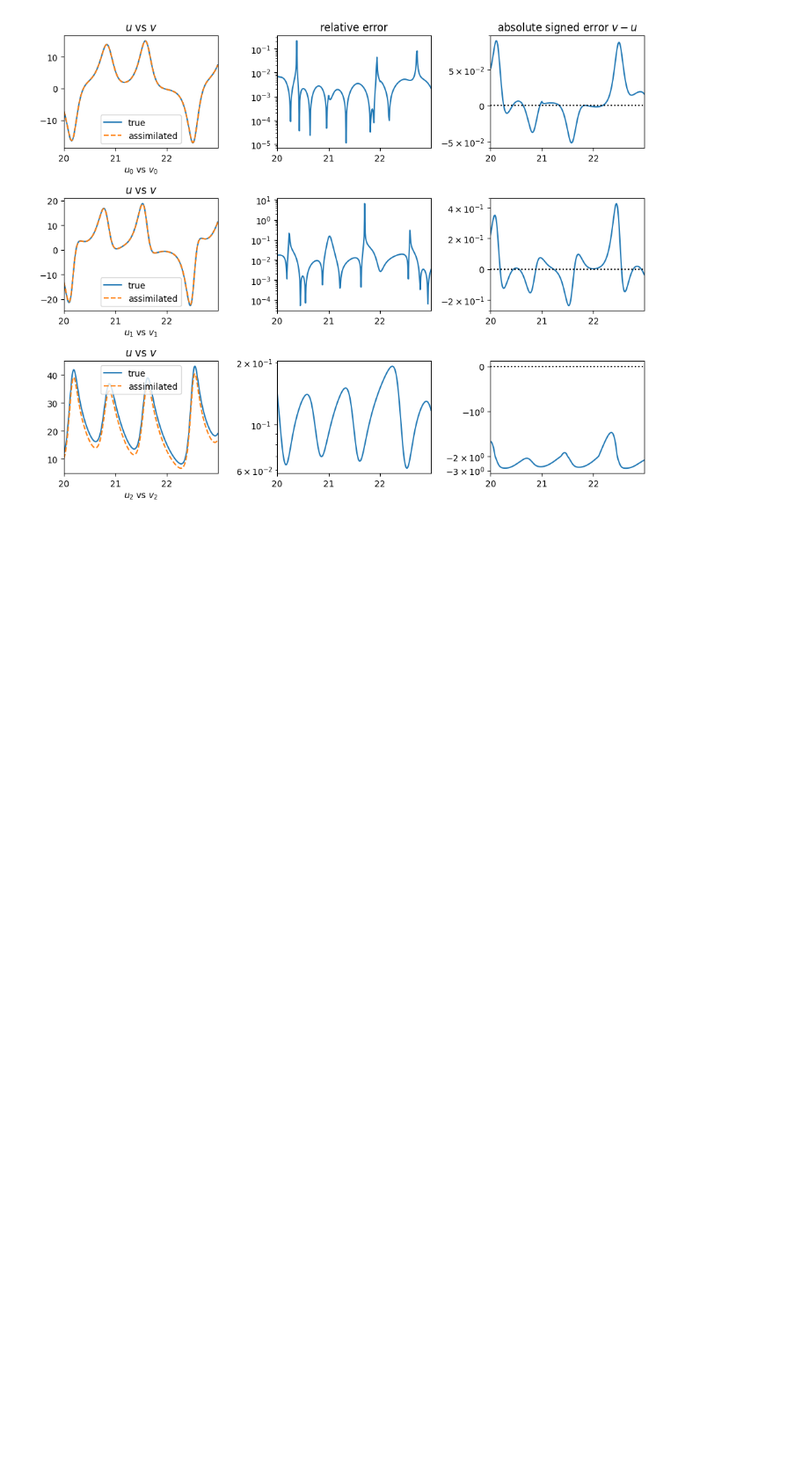
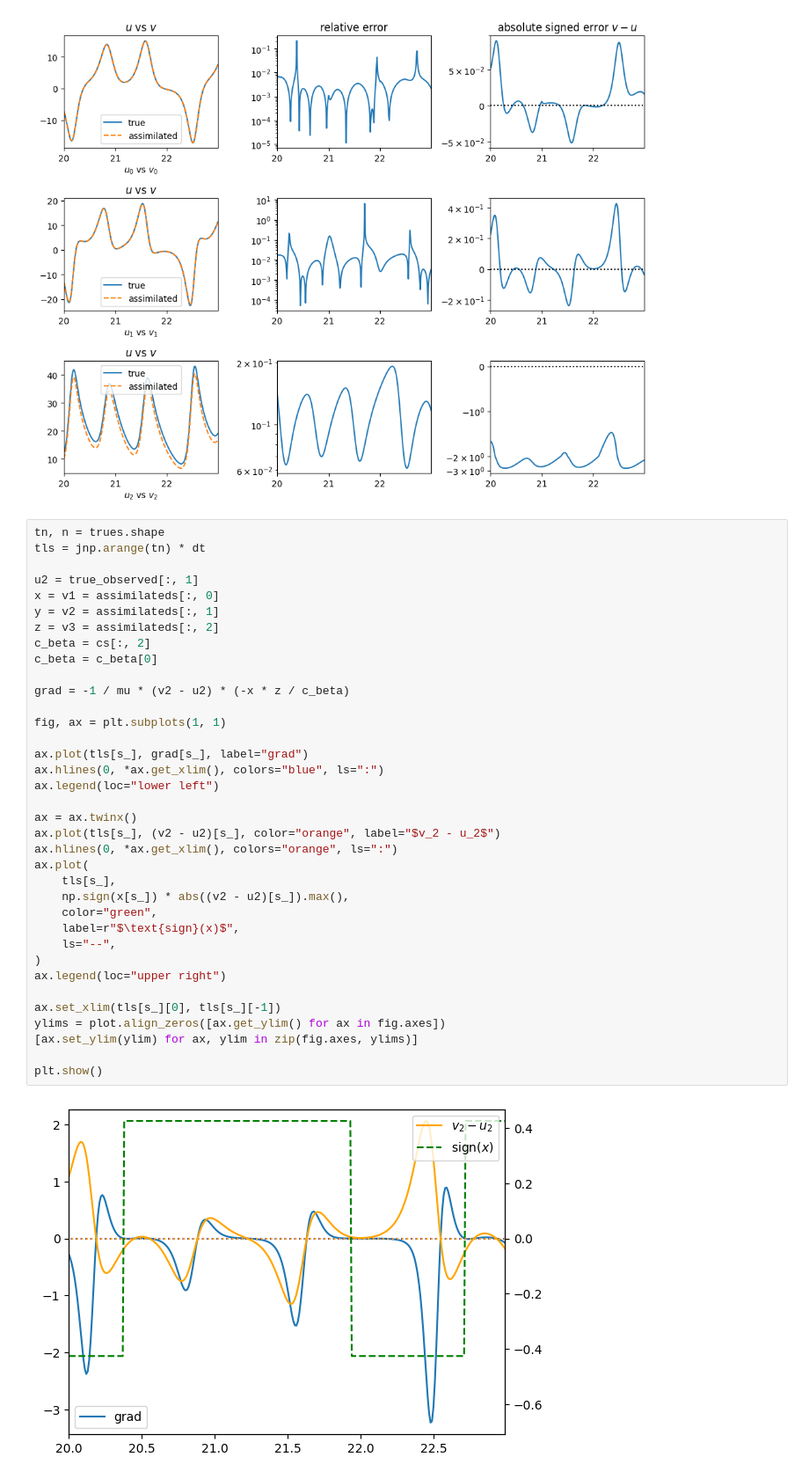
Before and after one commit to schilln/otf, a Jupyter notebook: examples/lorenz63/async_partial_observations.ipynb, the cells around one changed output. Shown at 88% size. Drawn from its saved outputs; the diff is of its cells as text; blank space fills up the shorter version.

```diff
--- a/examples/lorenz63/async_partial_observations.ipynb
+++ b/examples/lorenz63/async_partial_observations.ipynb
@@ -149,3 +150,41 @@ fig.tight_layout()
 plt.show()
 # %% [output]
 [figure]
+# %%
+tn, n = trues.shape
+tls = jnp.arange(tn) * dt
+
+u2 = true_observed[:, 1]
+x = v1 = assimilateds[:, 0]
+y = v2 = assimilateds[:, 1]
+z = v3 = assimilateds[:, 2]
+c_beta = cs[:, 2]
+c_beta = c_beta[0]
+
+grad = -1 / mu * (v2 - u2) * (-x * z / c_beta)
+
+fig, ax = plt.subplots(1, 1)
+
+ax.plot(tls[s_], grad[s_], label="grad")
+ax.hlines(0, *ax.get_xlim(), colors="blue", ls=":")
+ax.legend(loc="lower left")
+
+ax = ax.twinx()
+ax.plot(tls[s_], (v2 - u2)[s_], color="orange", label="$v_2 - u_2$")
+ax.hlines(0, *ax.get_xlim(), colors="orange", ls=":")
+ax.plot(
+    tls[s_],
+    np.sign(x[s_]) * abs((v2 - u2)[s_]).max(),
+    color="green",
+    label=r"$\text{sign}(x)$",
+    ls="--",
+)
+ax.legend(loc="upper right")
+
+ax.set_xlim(tls[s_][0], tls[s_][-1])
+ylims = plot.align_zeros([ax.get_ylim() for ax in fig.axes])
+[ax.set_ylim(ylim) for ax, ylim in zip(fig.axes, ylims)]
+
+plt.show()
+# %% [output]
+[figure, added]
```
Also changed, not shown: parts of 1 cell of this notebook.
